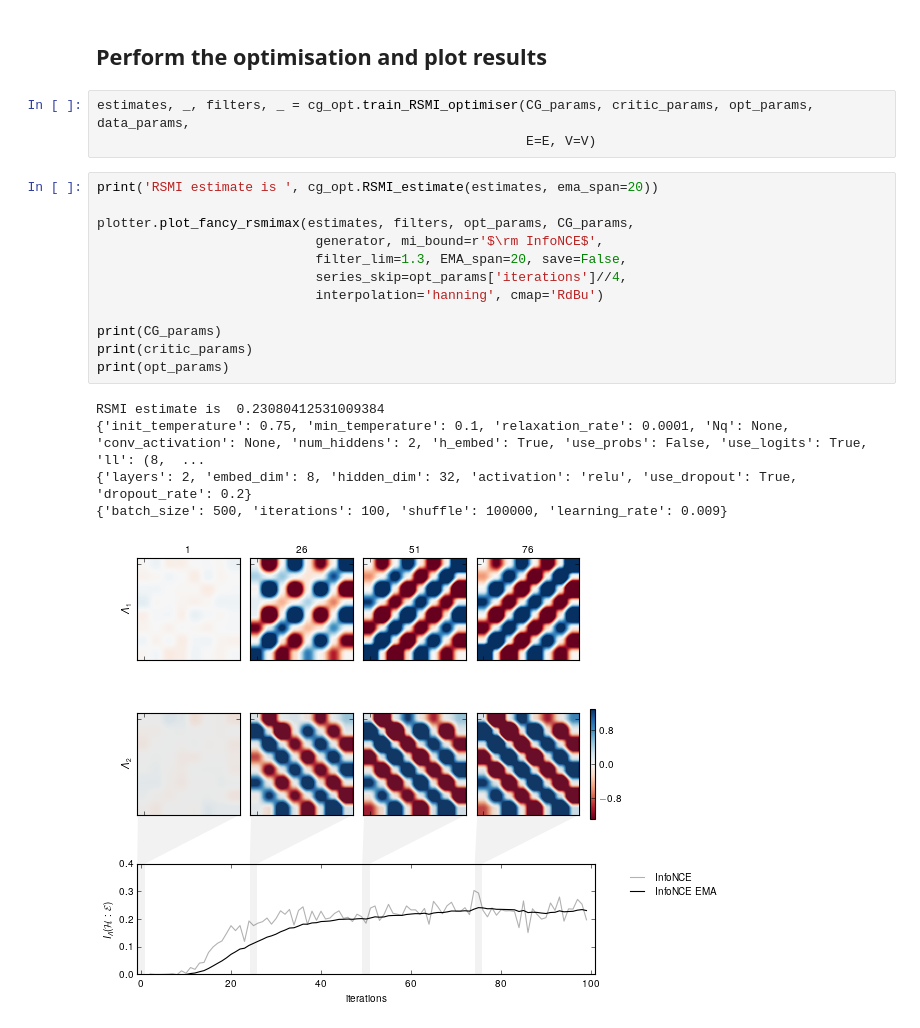
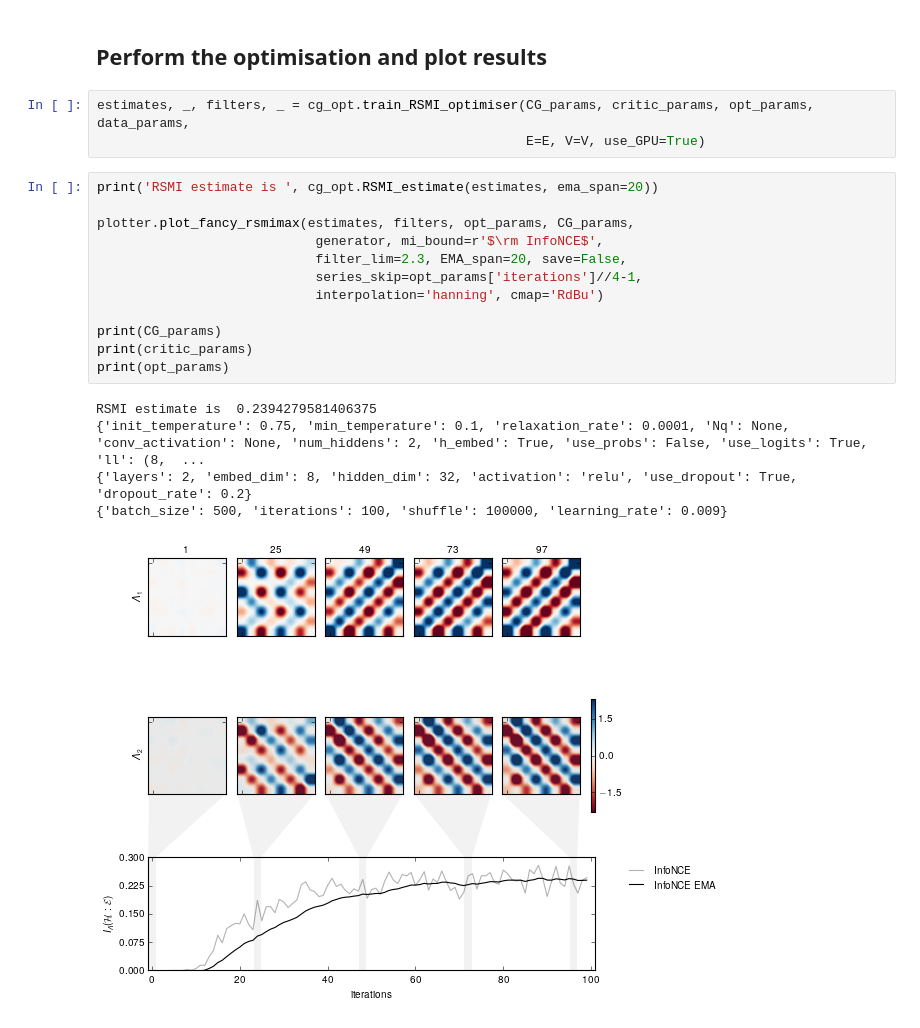
Before and after one commit to RSMI-NE/RSMI-NE, a Jupyter notebook: coarsegrainer/examples/tutorial.ipynb, the cells around one changed output. Saved outputs shown, nothing was run; the diff lists cells and outputs as text.

```diff
--- a/coarsegrainer/examples/tutorial.ipynb
+++ b/coarsegrainer/examples/tutorial.ipynb
@@ -100,22 +100,22 @@ RSMI dataset prepared.
 ## Perform the optimisation and plot results
 # %%
 estimates, _, filters, _ = cg_opt.train_RSMI_optimiser(CG_params, critic_params, opt_params, data_params,
-                                                       E=E, V=V)
+                                                       E=E, V=V, use_GPU=True)
 # %%
 print('RSMI estimate is ', cg_opt.RSMI_estimate(estimates, ema_span=20))
 
 plotter.plot_fancy_rsmimax(estimates, filters, opt_params, CG_params,
                             generator, mi_bound=r'$\rm InfoNCE$',
-                            filter_lim=1.3, EMA_span=20, save=False,
-                            series_skip=opt_params['iterations']//4,
+                            filter_lim=2.3, EMA_span=20, save=False,
+                            series_skip=opt_params['iterations']//4-1,
                             interpolation='hanning', cmap='RdBu')
 
 print(CG_params)
 print(critic_params)
 print(opt_params)
 # %% [output]
-RSMI estimate is  0.23080412531009384
+RSMI estimate is  0.2394279581406375
 {'init_temperature': 0.75, 'min_temperature': 0.1, 'relaxation_rate': 0.0001, 'Nq': None, 'conv_activation': None, 'num_hiddens': 2, 'h_embed': True, 'use_probs': False, 'use_logits': True, 'll': (8,  ...
 {'layers': 2, 'embed_dim': 8, 'hidden_dim': 32, 'activation': 'relu', 'use_dropout': True, 'dropout_rate': 0.2}
 {'batch_size': 500, 'iterations': 100, 'shuffle': 100000, 'learning_rate': 0.009}
-[figure, old version]
+[figure, new version]
```
